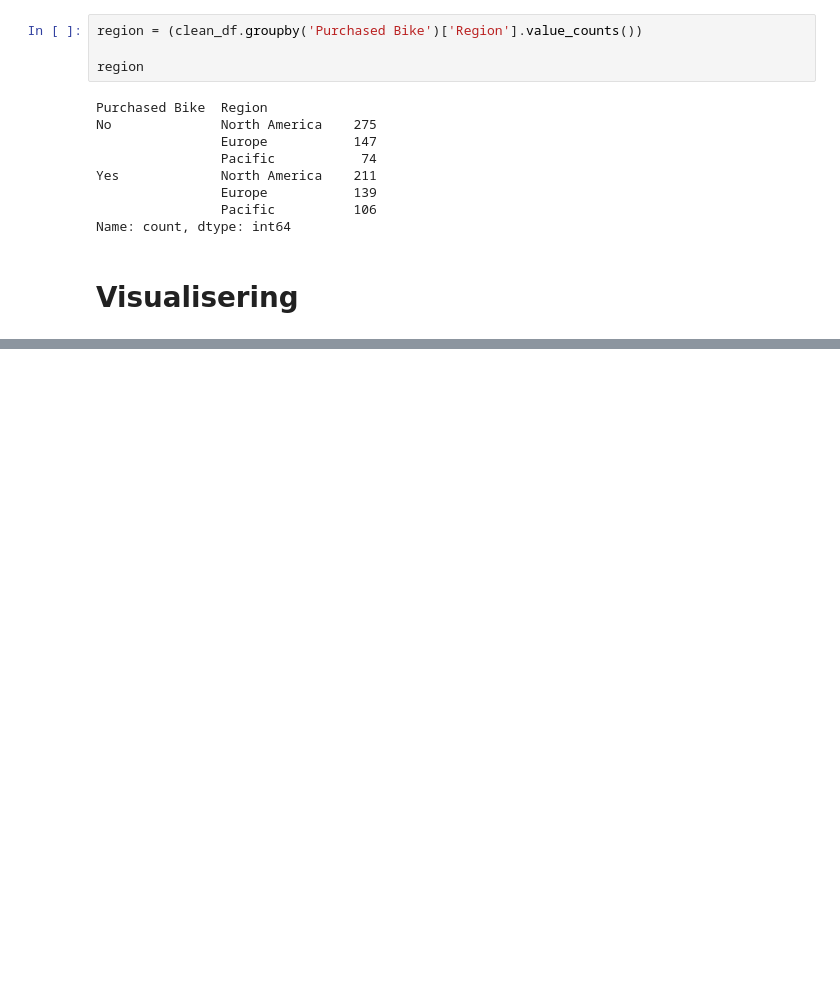
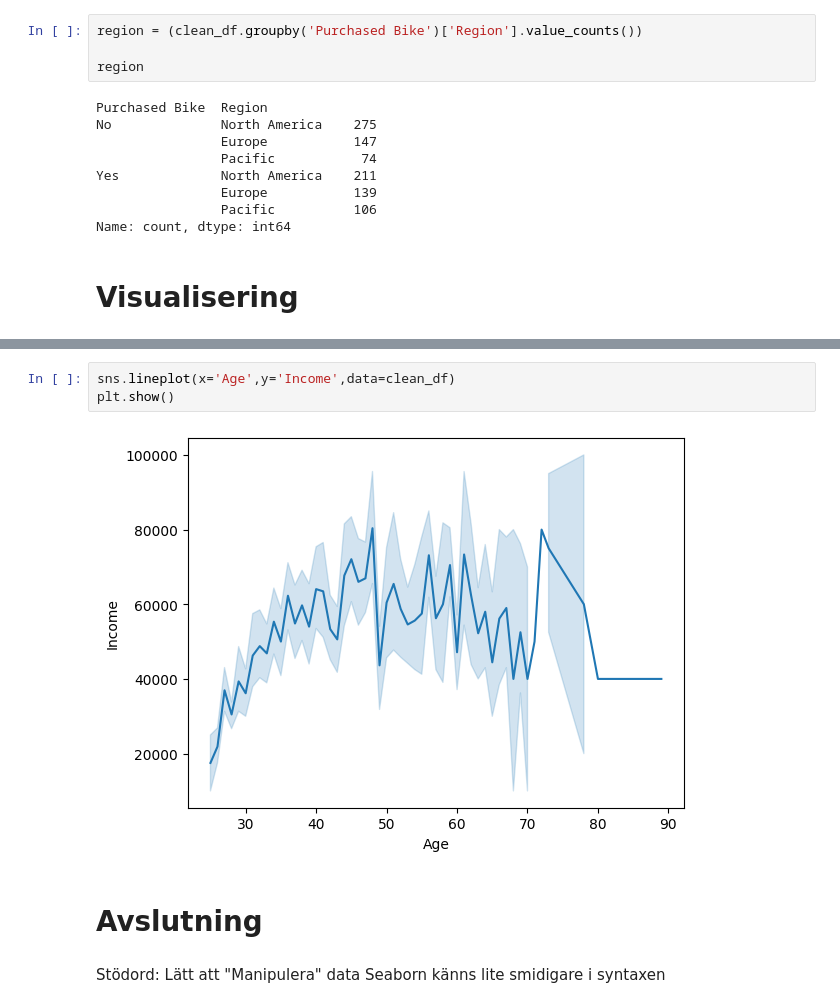
Before and after one commit to andymalm-ux/kk1-python-ai, a Jupyter notebook: notebook/kk1-notebook.ipynb, the cells around one changed output, grey strips where cells are left out. Cells and saved outputs as stored; diff of their text form; blank space fills up the shorter version.

```diff
--- a/notebook/kk1-notebook.ipynb
+++ b/notebook/kk1-notebook.ipynb
@@ -169,0 +184,11 @@ plt.show()
+# %%
+sns.lineplot(x='Age',y='Income',data=clean_df)
+plt.show()
+# %% [output]
+[figure, added]
+# %% [markdown]
+# Avslutning
+# %% [markdown]
+Stödord:
+Lätt att "Manipulera" data
+Seaborn känns lite smidigare i syntaxen
```
Also changed, not shown: parts of 3 cells of this notebook.
